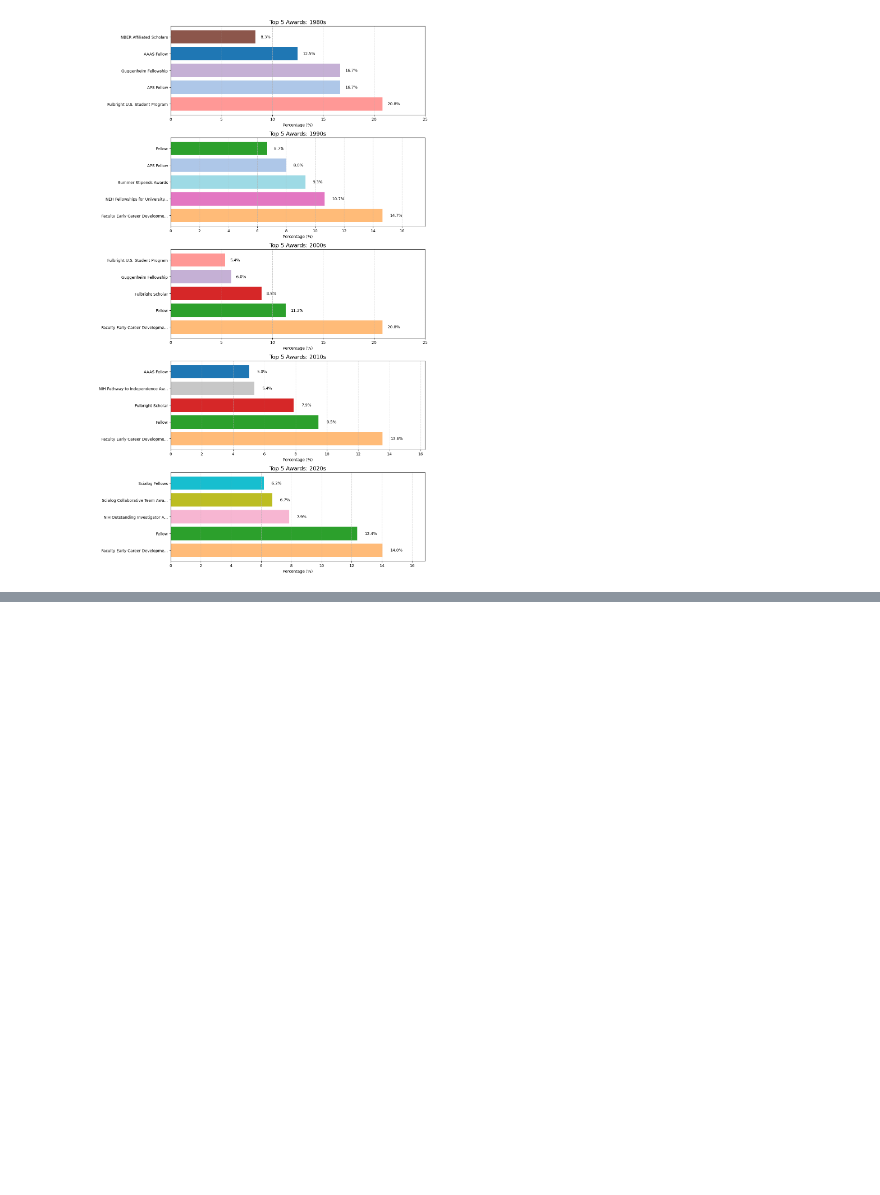
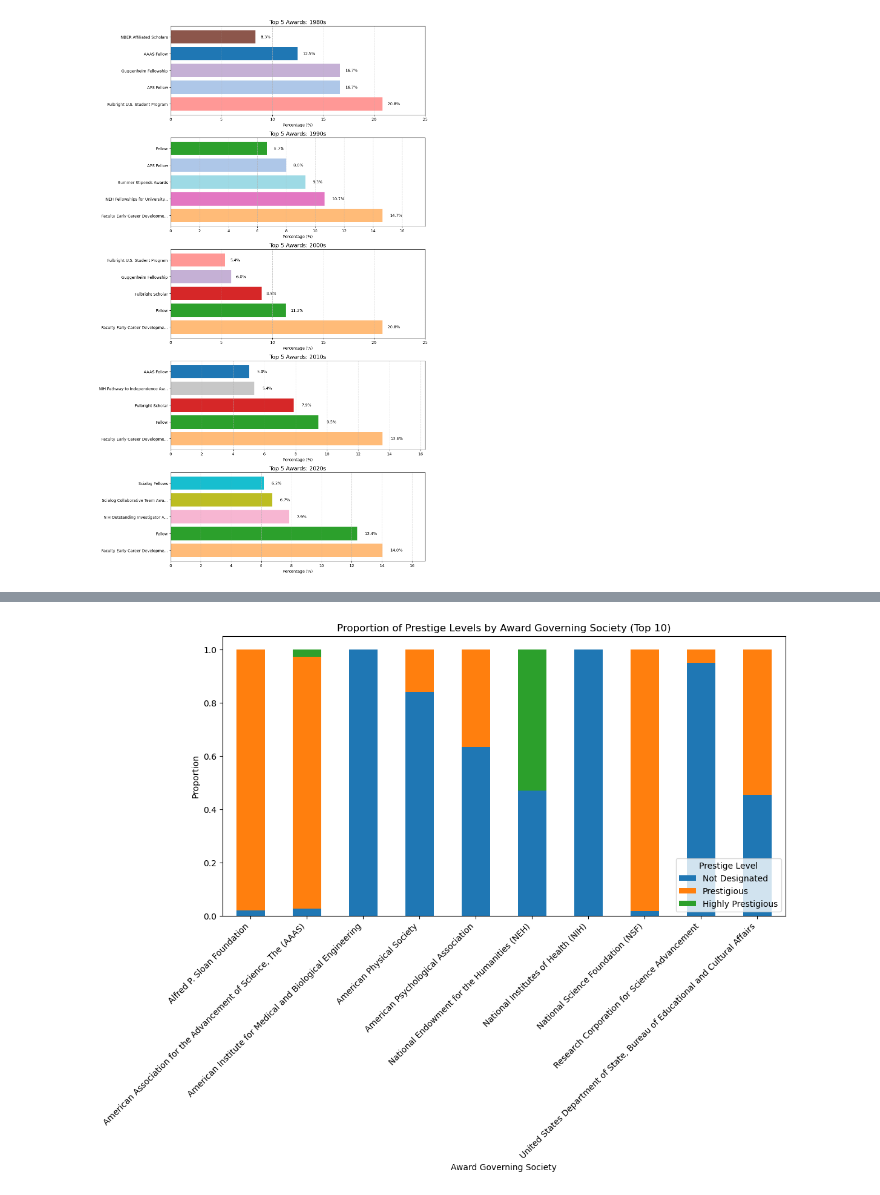
Before and after one commit to BU-Spark/ds-bu-awards-analysis, a Jupyter notebook: clean_data/hyp_test_ri_matches.ipynb, the cells around one changed output, grey strips where cells are left out. Cells and saved outputs as stored; diff of their text form; code cells hidden in the pictures; blank space fills up the shorter version.

```diff
--- a/clean_data/hyp_test_ri_matches.ipynb
+++ b/clean_data/hyp_test_ri_matches.ipynb
@@ -220,0 +226,16 @@ plt.tight_layout()
+# %%
+import scipy.stats as stats
+import pandas as pd
+
+df = pd.read_csv('../dataset/cleaned_ri_matches.csv')
+
+# Not Designated: 0, Prestigious: 1, Highly Prestigious: 2
+prestige_mapping = {'Not Designated': 0, 'Prestigious': 1, 'Highly Prestigious': 2}
+df['prestige_numeric'] = df['prestige'].map(prestige_mapping)
+
+contingency_table = pd.crosstab(df['awardgoverningsocietyname'], df['prestige_numeric'])
+
+# chi-square stat
+chi2_stat, p_value, dof, expected = stats.chi2_contingency(contingency_table)
+
+chi2_stat, p_value, dof
@@ -220,0 +251,20 @@ plt.tight_layout()
+# %%
+import matplotlib.pyplot as plt
+
+# top 10 societies
+top_10_societies = df['awardgoverningsocietyname'].value_counts().head(10).index
+df_top = df[df['awardgoverningsocietyname'].isin(top_10_societies)]
+
+# percentage of each societies
+prestige_counts = pd.crosstab(df_top['awardgoverningsocietyname'], df_top['prestige_numeric'], normalize='index')
+
+# visualization
+ax = prestige_counts.plot(kind='bar', stacked=True, figsize=(12, 6), legend=True)
+plt.title("Proportion of Prestige Levels by Award Governing Society (Top 10)")
+plt.xlabel("Award Governing Society")
+plt.ylabel("Proportion")
+plt.xticks(rotation=45, ha='right')
+plt.legend(["Not Designated", "Prestigious", "Highly Prestigious"], title="Prestige Level")
+plt.show()
+# %% [output]
+[figure, added]
```
Also changed, not shown: parts of 25 cells of this notebook.
